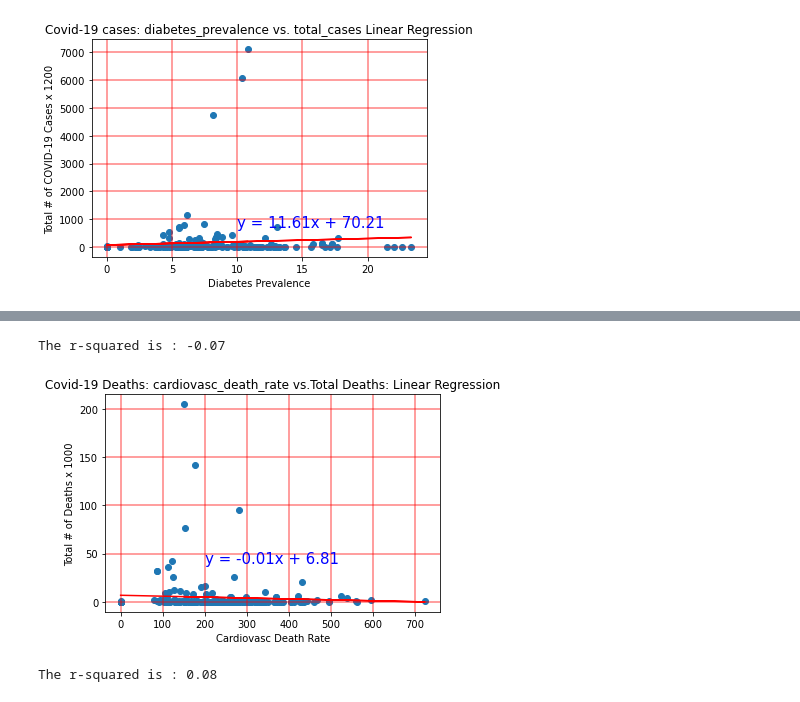
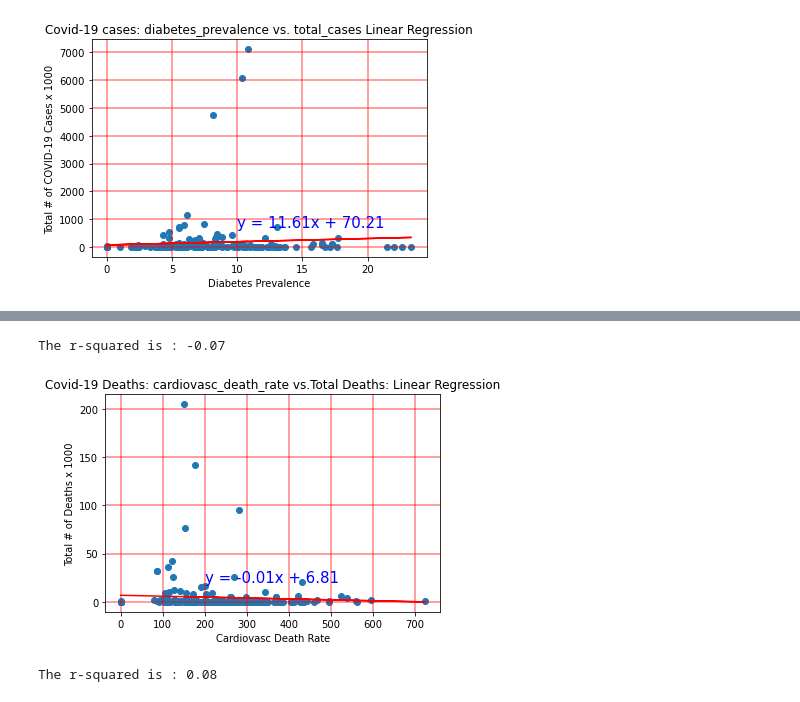
Before and after one commit to jjjdewan/ucb-data-visualization-msgrp-project1-covid-19, a Jupyter notebook: covid-19-project-challenge.ipynb, the cells around one changed output, grey strips where cells are left out. Saved outputs shown, nothing was run; the diff lists cells and outputs as text; code cells hidden in the pictures.

```diff
--- a/covid-19-project-challenge.ipynb
+++ b/covid-19-project-challenge.ipynb
@@ -289,7 +289,7 @@ def linear_regress(x,y):
     line_eq = "y = " + str(round(slope,2)) + "x + " + str(round(intercept,2))
     plt.scatter(x, y)
     plt.plot(x,regress_values,"r-")
-    plt.plot(figsize = (20,15))
+
     return line_eq
 
 # Fuction for annotating plot
@@ -352,32 +379,32 @@ The r-squared is : 0.07
 # %%
 
 # Correlation of # of covid-19 death with cardiovasc_death_rate
 # Call function
 get_regress = linear_regress(covid_data_clean_df_analysis["cardiovasc_death_rate"],
                              covid_data_clean_df_analysis["total_deaths"]/1000)
 
 
 # Call annotate func
-annotate_plt(get_regress, 200, 40)
+annotate_plt(get_regress, 200, 20)
 
 
 # Set a title
 plt.title("Covid-19 Deaths: cardiovasc_death_rate vs.Total Deaths: Linear Regression")
 
 # Set xlabel
 plt.xlabel("Cardiovasc Death Rate")
 
 # Set ylabel
 plt.ylabel("Total # of Deaths x 1000")
 
 # Set grid
 plt.grid(linestyle='-', linewidth=1.5, alpha = 0.5, color='r')
 
 # Save the figure
 plt.savefig("Covid-19-cardiovasc_death_rate-VS-COVID-total_deaths-LinearRegression.png")
 # %% [output]
 The r-squared is : -0.07
-[figure, old version]
+[figure, new version]
 # %%
 #
 # Correlation of # of covid-19 death with life_expectancy
```
Also changed, not shown: parts of 3 cells of this notebook, 2 other files.
